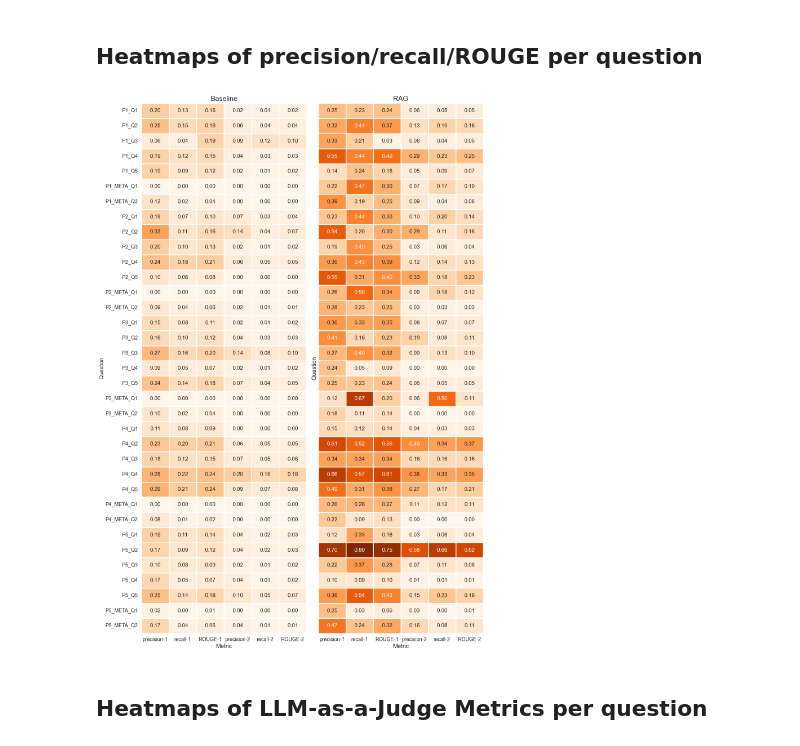
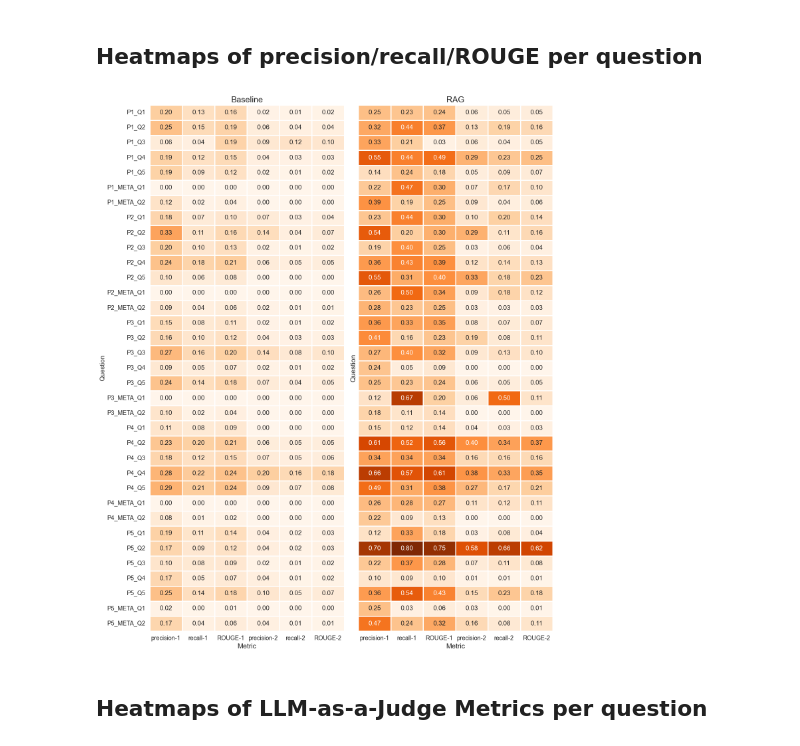
Before and after one commit to bennyhandball/Datenbanken, a Jupyter notebook: Experiment/evaluation.ipynb, the cells around one changed output. Saved outputs shown, nothing was run; the diff lists cells and outputs as text; code cells hidden in the pictures.

```diff
--- a/Experiment/evaluation.ipynb
+++ b/Experiment/evaluation.ipynb
@@ -89,7 +89,7 @@ plt.show()
 # %%
 fig, axes = plt.subplots(
     1, 2,
-    figsize=(14, 20),  # increase height
+    figsize=(14, 17),  # increase height
     sharey=True,
     gridspec_kw={'height_ratios': [1]}
 )
@@ -108,34 +108,34 @@ sns.heatmap(
     cbar=False
 )
 axes[0].set_title('Baseline', fontsize=title_fontsize)
 axes[0].set_xlabel('Metric', fontsize=label_fontsize)
 axes[0].set_ylabel('Question', fontsize=legend_fontsize)
 axes[0].set_yticklabels(baseline['question_id'], rotation=0, fontsize=tick_fontsize)
 axes[0].tick_params(axis='x', labelsize=tick_fontsize)
 axes[0].tick_params(axis='y', labelsize=tick_fontsize)
 
 sns.heatmap(
     rag[ngram_metrics],
     ax=axes[1],
     vmin=vmin, vmax=vmax,
     cmap=heatmap_cmap,
     annot=True,
     fmt='.2f',
     annot_kws={'fontsize': annot_fontsize},
     linewidths=2,
     cbar=False
 )
 axes[1].set_title('RAG', fontsize=title_fontsize)
 axes[1].set_xlabel('Metric', fontsize=label_fontsize)
 axes[1].set_ylabel('Question', fontsize=label_fontsize)
 axes[1].set_yticklabels(rag['question_id'], rotation=0, fontsize=tick_fontsize)
 axes[1].tick_params(axis='x', labelsize=tick_fontsize)
 axes[1].tick_params(axis='y', labelsize=tick_fontsize)
 
 plt.tight_layout()
 plt.show()
 # %% [output]
-[figure, old version]
+[figure, new version]
 # %% [markdown]
 ## Heatmaps of LLM-as-a-Judge Metrics per question
 # %%
```
Also changed, not shown: parts of 5 cells of this notebook, 6 other files.
